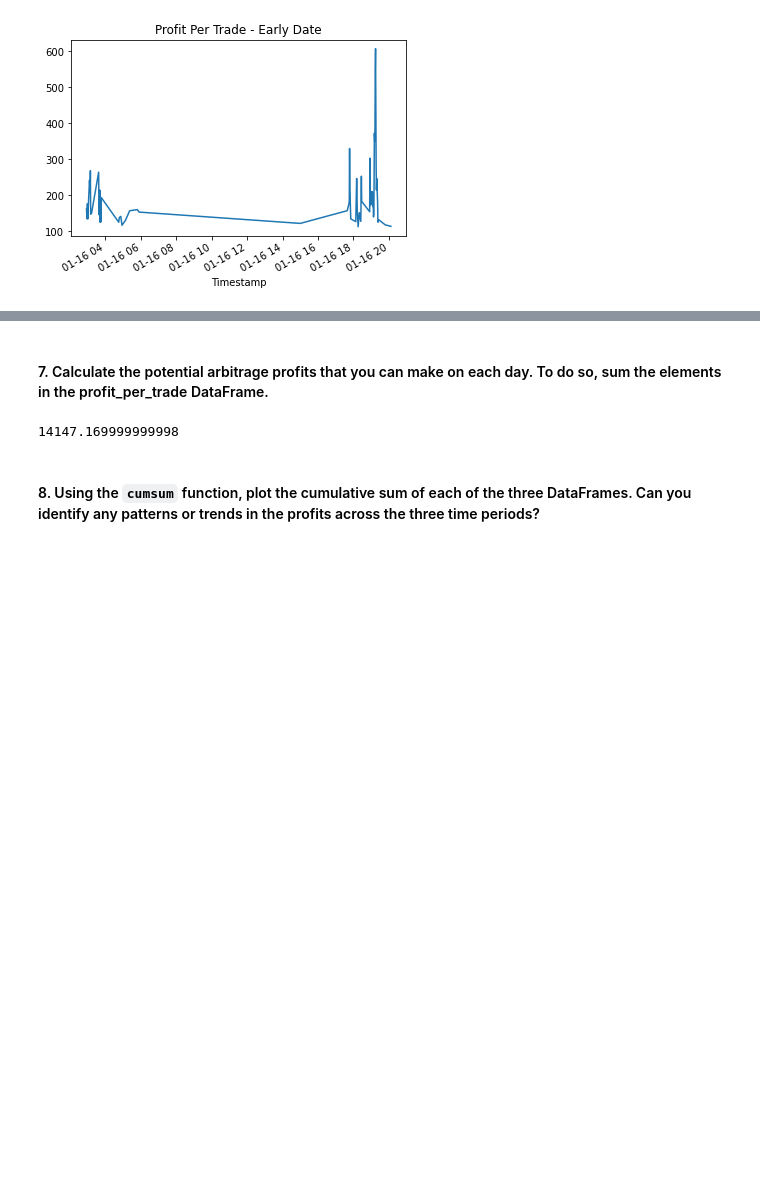
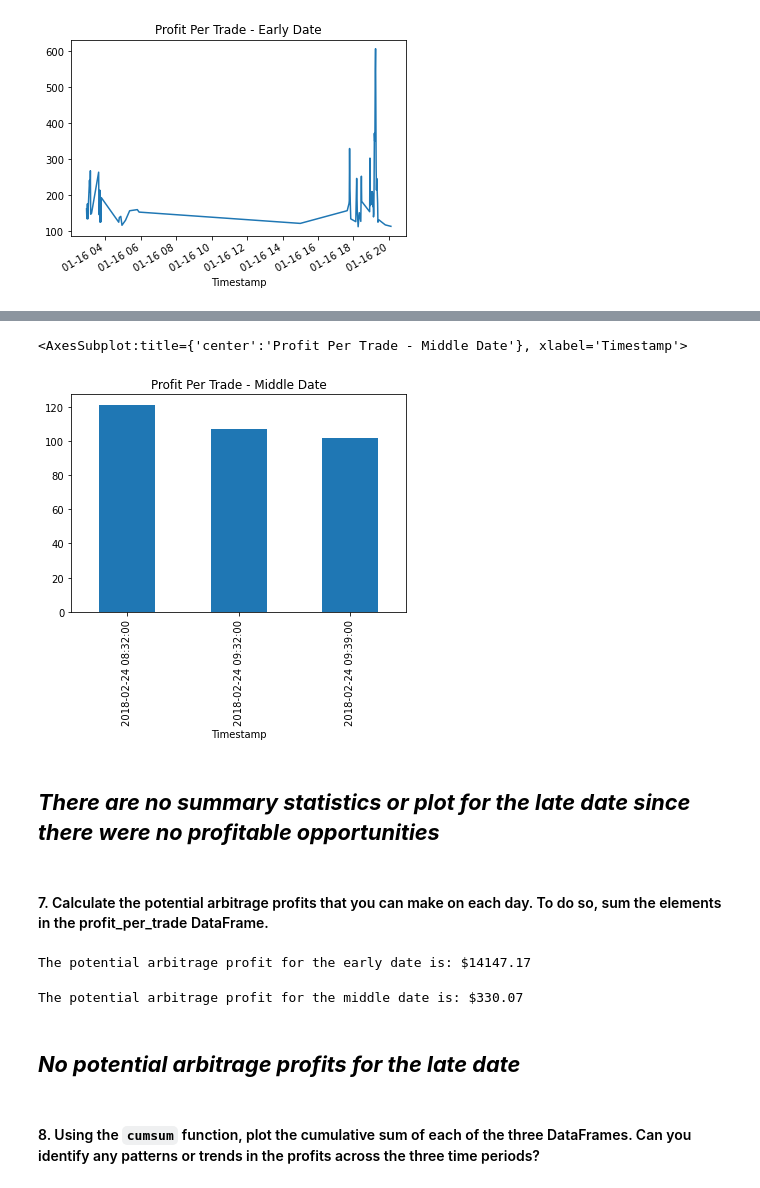
Before and after one commit to tycastleberry/Bitcoin-Arbitrage-Analysis, a Jupyter notebook: crypto_arbitrage.ipynb, the cells around one changed output, grey strips where cells are left out. Saved outputs shown, nothing was run; the diff lists cells and outputs as text; code cells hidden in the pictures; blank space fills up the shorter version.

```diff
--- a/crypto_arbitrage.ipynb
+++ b/crypto_arbitrage.ipynb
@@ -539,0 +546,6 @@ Name: Close, dtype: float64
+# %%
+# Find trades from the middle date with positive returns that exceed the 1% threshold
+profitable_trades_middle = spread_return_middle[spread_return_middle > .01]
+
+# Review the profitable trades
+profitable_trades_middle
@@ -579,3 +645,12 @@ Timestamp
 2018-01-16 19:48:00    117.63
 2018-01-16 20:07:00    113.69
 Name: Close, Length: 73, dtype: float64
+# %%
+# Calculate potential profit for the middle date
+profit_middle = profitable_trades_middle * bitstamp_sliced['Close'].loc["2018-02-24"]
+
+# Drop any missing values
+profit_per_trade_middle = profit_middle.dropna()
+
+# View the results
+profit_per_trade_middle
@@ -603,10 +699,27 @@ Name: Close, dtype: float64
+# %%
+# Plot the results for the middle date profit
+profit_per_trade_middle.plot(kind='bar', title='Profit Per Trade - Middle Date', xlabel='Timestamp')
+# %% [output]
+<AxesSubplot:title={'center':'Profit Per Trade - Middle Date'}, xlabel='Timestamp'>
+[figure, added]
+# %% [markdown]
+## ***There are no summary statistics or plot for the late date since there were no profitable opportunities***
 # %% [markdown]
 #### 7. Calculate the potential arbitrage profits that you can make on each day. To do so, sum the elements in the profit_per_trade DataFrame.
 # %%
 # Calculate the sum of the potential profits for the early profit per trade DataFrame
-# YOUR CODE HERE
+profit_sum_early = profit_per_trade_early.sum()
+print(f"The potential arbitrage profit for the early date is: ${profit_sum_early:.2f}")
 # %% [output]
-14147.169999999998
+The potential arbitrage profit for the early date is: $14147.17
+# %%
+# Calculate sum of potential profits for middle date
+profit_sum_middle = profit_per_trade_middle.sum()
+print(f"The potential arbitrage profit for the middle date is: ${profit_sum_middle:.2f}")
+# %% [output]
+The potential arbitrage profit for the middle date is: $330.07
+# %% [markdown]
+## ***No potential arbitrage profits for the late date***
 # %% [markdown]
 #### 8. Using the `cumsum` function, plot the cumulative sum of each of the three DataFrames. Can you identify any patterns or trends in the profits across the three time periods?
 # %%
```
Also changed, not shown: parts of 22 cells of this notebook.
